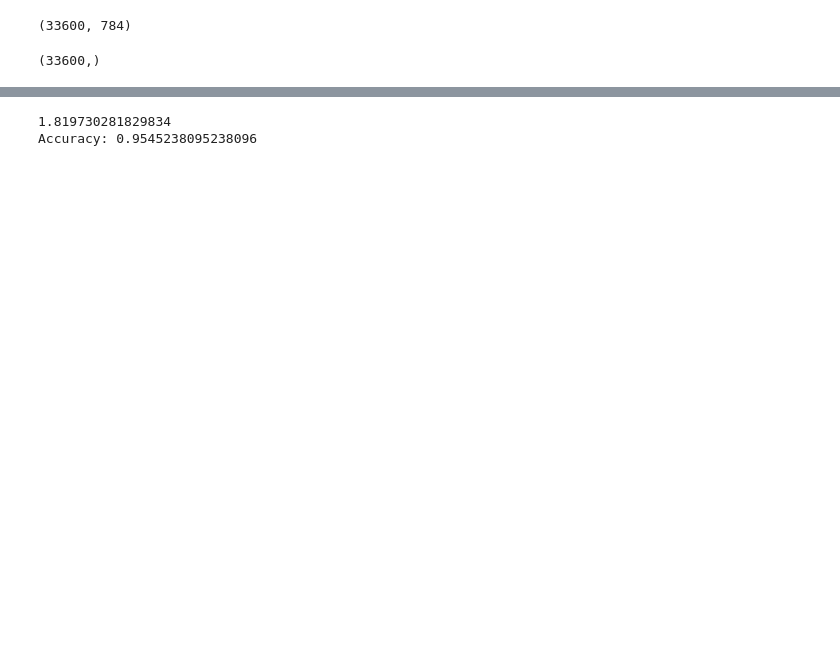
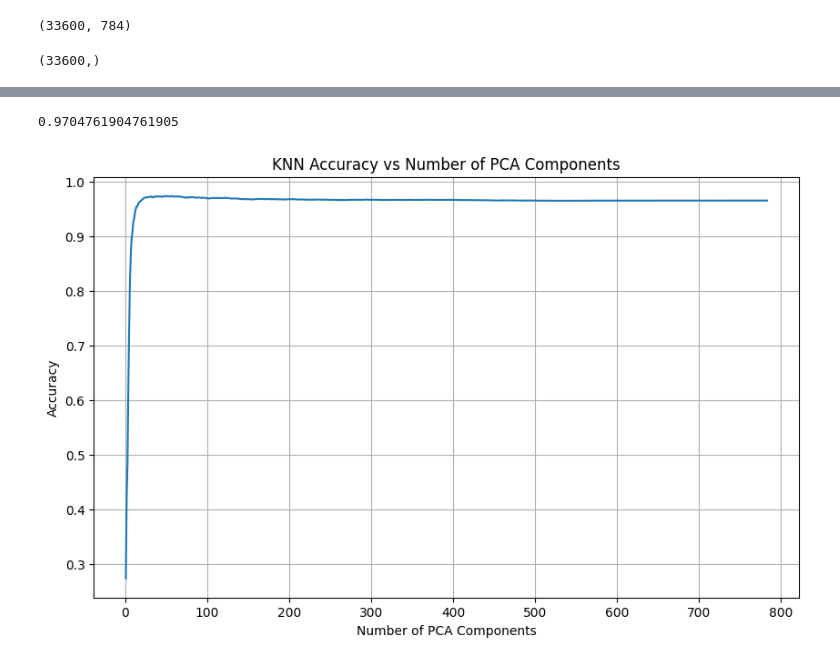
Before and after one commit to shoaib-31/Principal-Component-Analysis, a Jupyter notebook: pca-digit-recognition.ipynb, the cells around one changed output, grey strips where cells are left out. Cells and saved outputs as stored; diff of their text form; code cells hidden in the pictures; blank space fills up the shorter version.

Commit message:
Add files via upload
Added Change to accuracy vs the dimesion plot

```diff
--- a/pca-digit-recognition.ipynb
+++ b/pca-digit-recognition.ipynb
@@ -83,5 +79,3 @@ Name: label, dtype: int64
 from sklearn.neighbors import KNeighborsClassifier
 # %%
 knn=KNeighborsClassifier()
-# %%
-knn.fit(X_train,y_train)
@@ -102,8 +82,5 @@ accuracy_score(y_test,y_pred)
 # %%
 from sklearn.preprocessing import StandardScaler
 scaler=StandardScaler()
-# %%
-X_train=scaler.fit_transform(X_train)
-X_test=scaler.transform(X_test)
 # %%
 from sklearn.decomposition import PCA
@@ -112,20 +88,31 @@ pca=PCA(n_components=100)
+# %%
+i=25
+pca=PCA(n_components=i)
+X_train_new=X_train.copy()
+X_test_new=X_test.copy()
+X_train_new = pca.fit_transform(X_train_new)
+X_test_new = pca.transform(X_test_new)
+knn.fit(X_train_new,y_train)
+y_pred_new=knn.predict(X_test_new)
+accuracy_score(y_test,y_pred_new)
+# %% [output]
+0.9704761904761905
+# %%
+accuracy=[]
+for i in range(1,784):
+    pca=PCA(n_components=i)
+    X_train_new = pca.fit_transform(X_train)
+    X_test_new = pca.transform(X_test)
+    knn.fit(X_train_new,y_train)
+    y_pred_new=knn.predict(X_test_new)
+    accuracy.append(accuracy_score(y_test,y_pred_new))
 # %%
-accuracy=[]
-for i in range(1,200):
-    pca=PCA(n_components=i)
-    X_train_new=X_train.copy()
-    X_test_new=X_test.copy()
-    X_train_new = pca.fit_transform(X_train_new)
-    X_test_new = pca.transform(X_test_new)
-    knn.fit(X_train,y_train)
-    y_pred=knn.predict(X_test)
-    accuracy.append(accuracy_score(y_test,y_pred))
-
-
 plt.figure(figsize=(10,6))
-plt.plot(range(1, 784), accuracy, marker='o')
+plt.plot(range(1, len(accuracy)+1), accuracy)
 plt.title("KNN Accuracy vs Number of PCA Components")
 plt.xlabel("Number of PCA Components")
 plt.ylabel("Accuracy")
 plt.grid(True)
 plt.show()
+# %% [output]
+[figure, added]
@@ -135,10 +118,0 @@ X_test = pca.transform(X_test)
-# %%
-knn.fit(X_train,y_train)
-import time
-start=time.time()
-y_pred=knn.predict(X_test)
-print(time.time()-start)
-print("Accuracy:",accuracy_score(y_test,y_pred))
-# %% [output]
-1.819730281829834
-Accuracy: 0.9545238095238096
```
Also changed, not shown: parts of 11 cells of this notebook.
